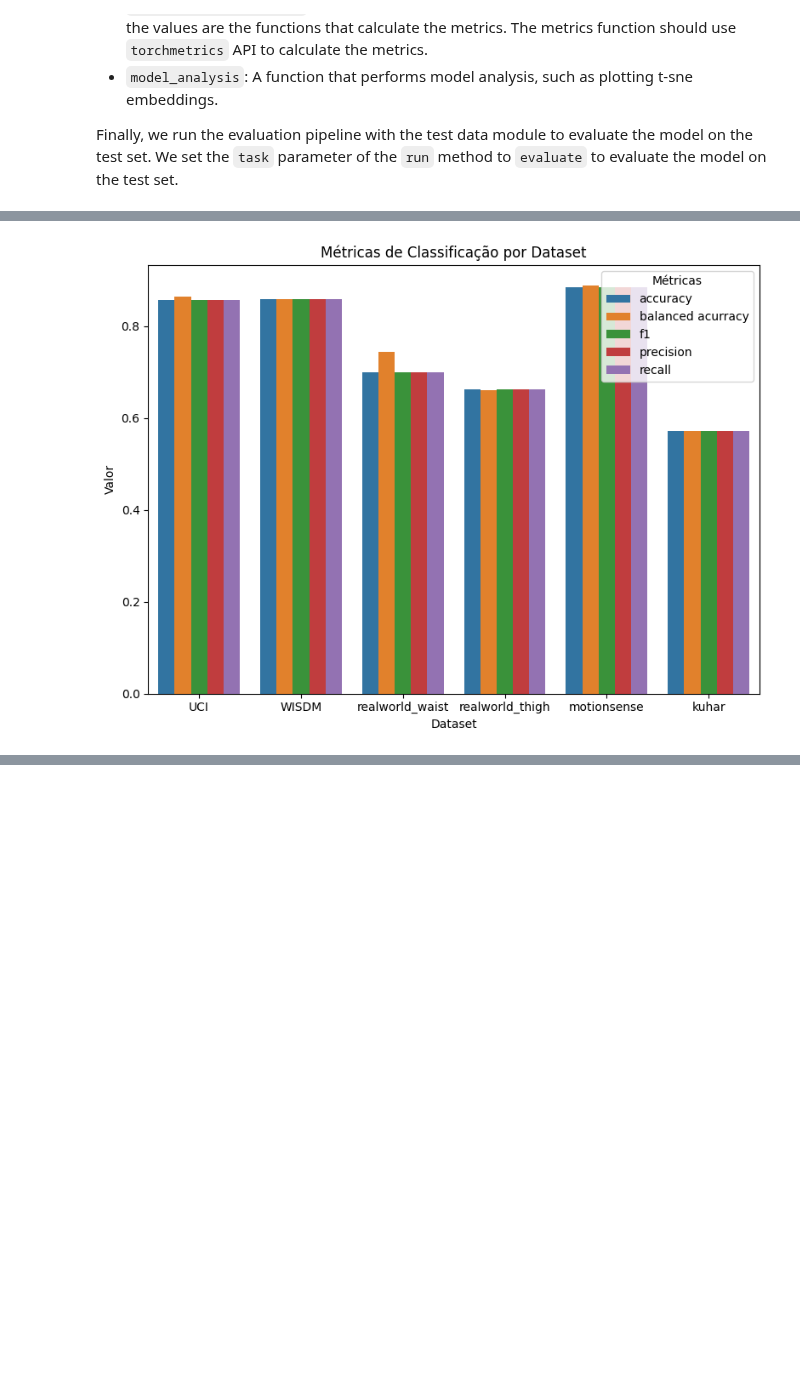
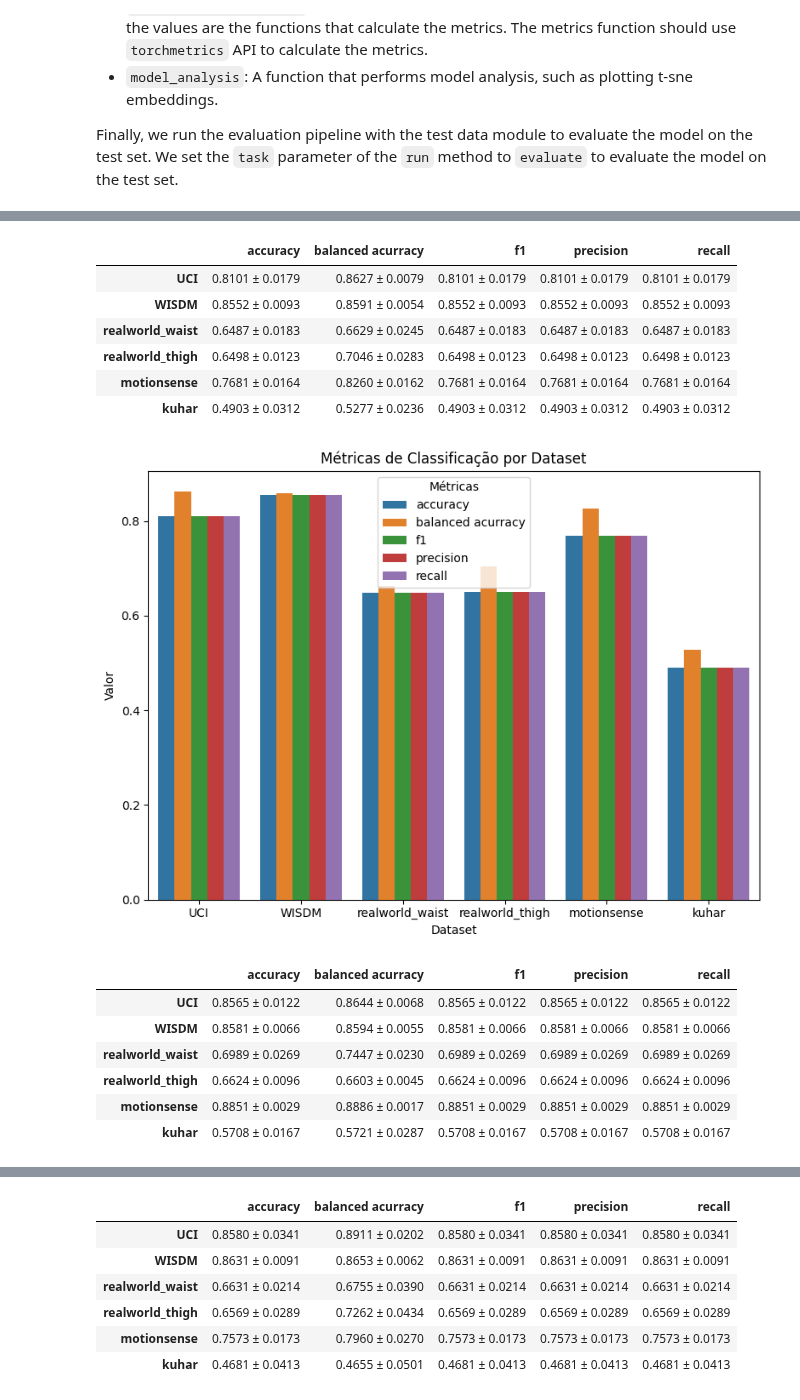
Before and after one commit to discovery-unicamp/Minerva, a Jupyter notebook: docs/notebooks/examples/time_series/har/kuhar_daghar/custom_encoder_finetune.ipynb, the cells around one changed output, grey strips where cells are left out. Drawn from its saved outputs; the diff is of its cells as text; code cells hidden in the pictures; blank space fills up the shorter version.

```diff
--- a/docs/notebooks/examples/time_series/har/kuhar_daghar/custom_encoder_finetune.ipynb
+++ b/docs/notebooks/examples/time_series/har/kuhar_daghar/custom_encoder_finetune.ipynb
@@ -692,20 +575,36 @@ Metricas de Performance por Dataset
 # %%
 import seaborn as sns
 import matplotlib.pyplot as plt
 
-# Convertendo as métricas para float para visualização
-df_numeric = df.replace(r' ± .*', '', regex=True).astype(float)
+for df in list_dfs:
+    display(df)
+    # Convertendo as métricas para float para visualização
+    df_numeric = df.replace(r' ± .*', '', regex=True).astype(float)
 
-# Criando um gráfico de barras
-plt.figure(figsize=(8, 6))
-sns.barplot(data=df_numeric.reset_index().melt(id_vars='index'),
-            x='index', y='value', hue='variable')
-plt.title('Métricas de Classificação por Dataset')
-plt.xlabel('Dataset')
-plt.ylabel('Valor')
-plt.legend(title='Métricas')
-#plt.xticks(rotation=45)
-plt.tight_layout()
-plt.show()
+    # Criando um gráfico de barras
+    plt.figure(figsize=(8, 6))
+    sns.barplot(data=df_numeric.reset_index().melt(id_vars='index'),
+                x='index', y='value', hue='variable')
+    plt.title('Métricas de Classificação por Dataset')
+    plt.xlabel('Dataset')
+    plt.ylabel('Valor')
+    plt.legend(title='Métricas')
+    #plt.xticks(rotation=45)
+    plt.tight_layout()
+    plt.show()
 # %% [output]
+|  | accuracy | balanced acurracy | f1 | precision | recall |
+| UCI | 0.8101 ± 0.0179 | 0.8627 ± 0.0079 | 0.8101 ± 0.0179 | 0.8101 ± 0.0179 | 0.8101 ± 0.0179 |
+| WISDM | 0.8552 ± 0.0093 | 0.8591 ± 0.0054 | 0.8552 ± 0.0093 | 0.8552 ± 0.0093 | 0.8552 ± 0.0093 |
+| realworld_waist | 0.6487 ± 0.0183 | 0.6629 ± 0.0245 | 0.6487 ± 0.0183 | 0.6487 ± 0.0183 | 0.6487 ± 0.0183 |
+| realworld_thigh | 0.6498 ± 0.0123 | 0.7046 ± 0.0283 | 0.6498 ± 0.0123 | 0.6498 ± 0.0123 | 0.6498 ± 0.0123 |
+| motionsense | 0.7681 ± 0.0164 | 0.8260 ± 0.0162 | 0.7681 ± 0.0164 | 0.7681 ± 0.0164 | 0.7681 ± 0.0164 |
+| kuhar | 0.4903 ± 0.0312 | 0.5277 ± 0.0236 | 0.4903 ± 0.0312 | 0.4903 ± 0.0312 | 0.4903 ± 0.0312 |
-[figure, old version]
+[figure, new version]
+|  | accuracy | balanced acurracy | f1 | precision | recall |
+| UCI | 0.8565 ± 0.0122 | 0.8644 ± 0.0068 | 0.8565 ± 0.0122 | 0.8565 ± 0.0122 | 0.8565 ± 0.0122 |
+| WISDM | 0.8581 ± 0.0066 | 0.8594 ± 0.0055 | 0.8581 ± 0.0066 | 0.8581 ± 0.0066 | 0.8581 ± 0.0066 |
+| realworld_waist | 0.6989 ± 0.0269 | 0.7447 ± 0.0230 | 0.6989 ± 0.0269 | 0.6989 ± 0.0269 | 0.6989 ± 0.0269 |
+| realworld_thigh | 0.6624 ± 0.0096 | 0.6603 ± 0.0045 | 0.6624 ± 0.0096 | 0.6624 ± 0.0096 | 0.6624 ± 0.0096 |
+| motionsense | 0.8851 ± 0.0029 | 0.8886 ± 0.0017 | 0.8851 ± 0.0029 | 0.8851 ± 0.0029 | 0.8851 ± 0.0029 |
+| kuhar | 0.5708 ± 0.0167 | 0.5721 ± 0.0287 | 0.5708 ± 0.0167 | 0.5708 ± 0.0167 | 0.5708 ± 0.0167 |
@@ -711,0 +612,7 @@ plt.show()
+|  | accuracy | balanced acurracy | f1 | precision | recall |
+| UCI | 0.8580 ± 0.0341 | 0.8911 ± 0.0202 | 0.8580 ± 0.0341 | 0.8580 ± 0.0341 | 0.8580 ± 0.0341 |
+| WISDM | 0.8631 ± 0.0091 | 0.8653 ± 0.0062 | 0.8631 ± 0.0091 | 0.8631 ± 0.0091 | 0.8631 ± 0.0091 |
+| realworld_waist | 0.6631 ± 0.0214 | 0.6755 ± 0.0390 | 0.6631 ± 0.0214 | 0.6631 ± 0.0214 | 0.6631 ± 0.0214 |
+| realworld_thigh | 0.6569 ± 0.0289 | 0.7262 ± 0.0434 | 0.6569 ± 0.0289 | 0.6569 ± 0.0289 | 0.6569 ± 0.0289 |
+| motionsense | 0.7573 ± 0.0173 | 0.7960 ± 0.0270 | 0.7573 ± 0.0173 | 0.7573 ± 0.0173 | 0.7573 ± 0.0173 |
+| kuhar | 0.4681 ± 0.0413 | 0.4655 ± 0.0501 | 0.4681 ± 0.0413 | 0.4681 ± 0.0413 | 0.4681 ± 0.0413 |
```
Also changed, not shown: parts of 18 cells of this notebook, 1 other file.
